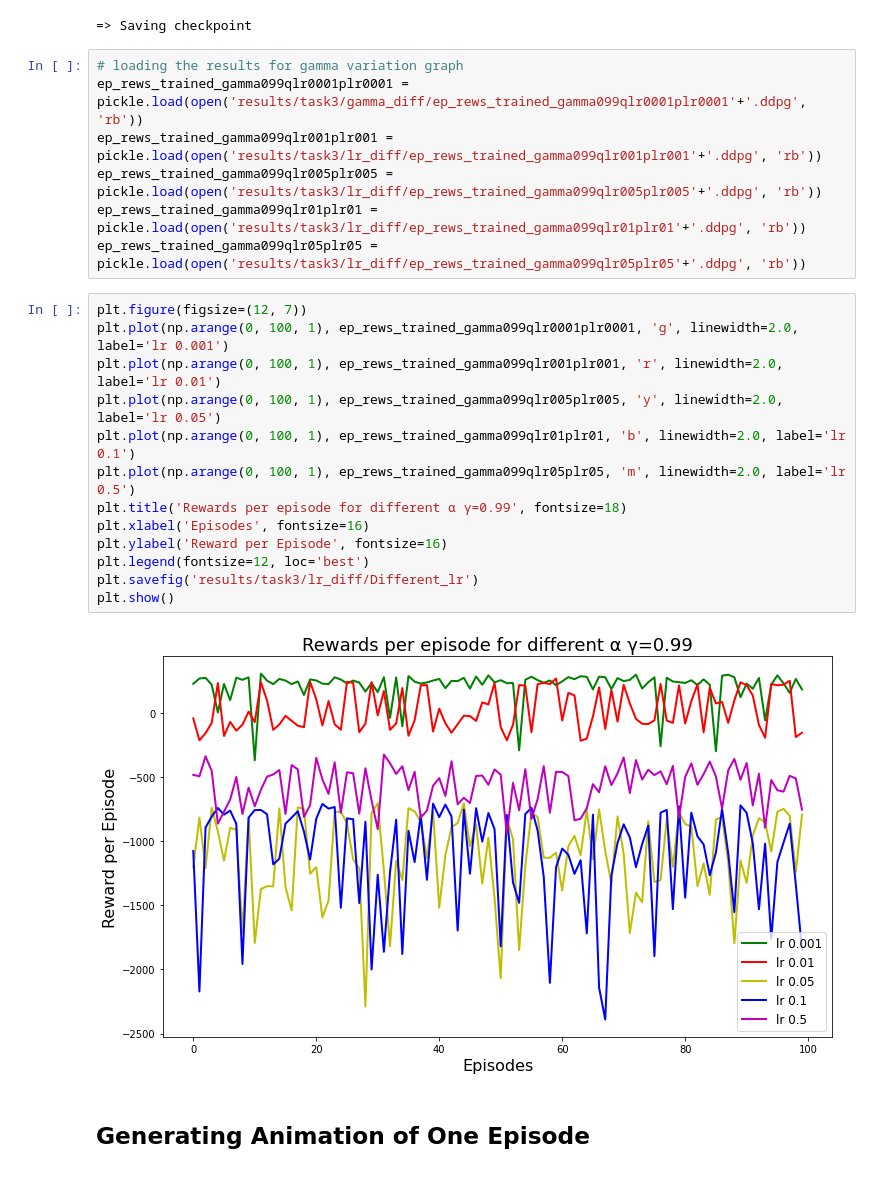
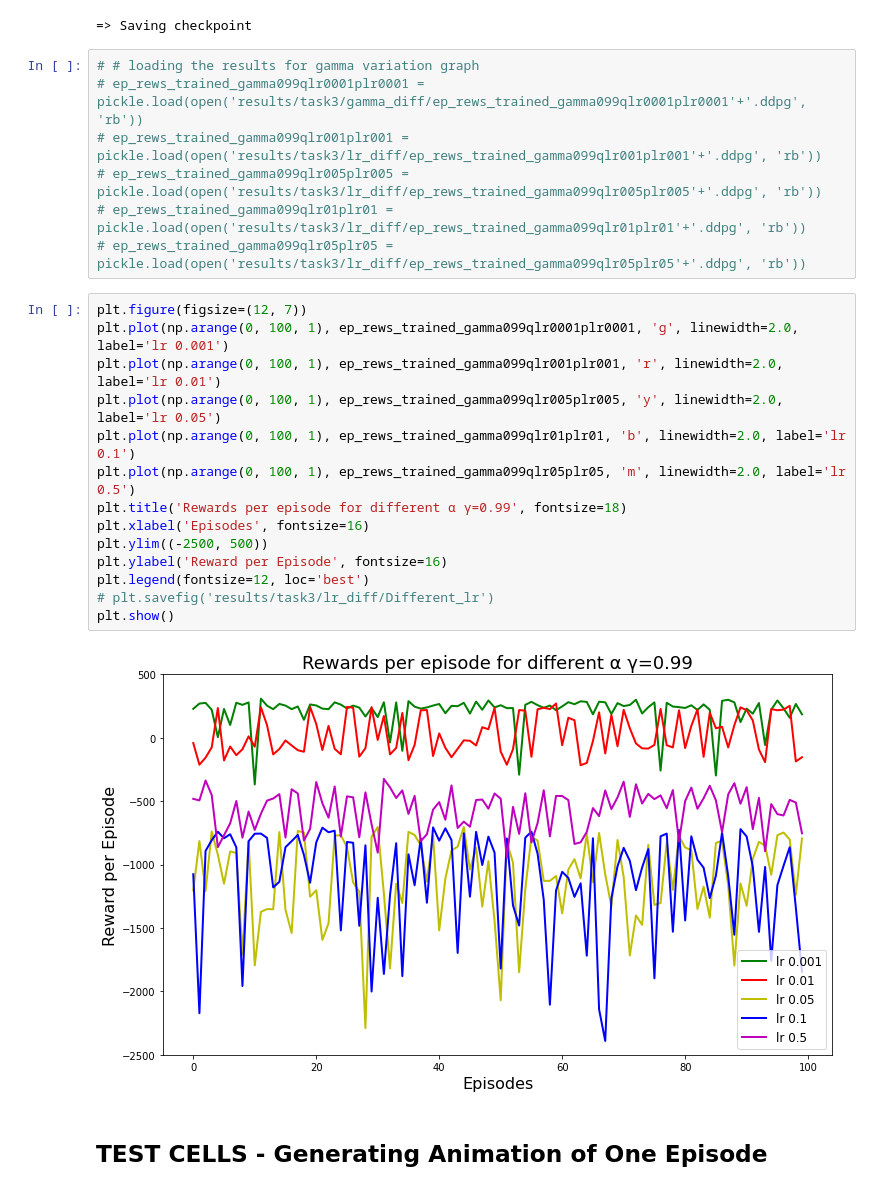
Before and after one commit to Assassinsarms/Stronghold-MDP-Q-learning-in-Stronghold-Environment-DDPG-in-Lunar-Lander, a Jupyter notebook: Aaron_Mir_INM707_Task3.ipynb, the cells around one changed output. Saved outputs shown, nothing was run; the diff lists cells and outputs as text.

```diff
--- a/Aaron_Mir_INM707_Task3.ipynb
+++ b/Aaron_Mir_INM707_Task3.ipynb
@@ -333,29 +346,30 @@ pickle.dump(ep_rews, open('results/task3/lr_diff/ep_rews_trained_gamma099qlr05pl
 # %% [output]
 => Saving checkpoint
 # %%
-# loading the results for gamma variation graph
-ep_rews_trained_gamma099qlr0001plr0001 = pickle.load(open('results/task3/gamma_diff/ep_rews_trained_gamma099qlr0001plr0001'+'.ddpg', 'rb'))
-ep_rews_trained_gamma099qlr001plr001 = pickle.load(open('results/task3/lr_diff/ep_rews_trained_gamma099qlr001plr001'+'.ddpg', 'rb'))
-ep_rews_trained_gamma099qlr005plr005 = pickle.load(open('results/task3/lr_diff/ep_rews_trained_gamma099qlr005plr005'+'.ddpg', 'rb'))
-ep_rews_trained_gamma099qlr01plr01 = pickle.load(open('results/task3/lr_diff/ep_rews_trained_gamma099qlr01plr01'+'.ddpg', 'rb'))
-ep_rews_trained_gamma099qlr05plr05 = pickle.load(open('results/task3/lr_diff/ep_rews_trained_gamma099qlr05plr05'+'.ddpg', 'rb'))
+# # loading the results for gamma variation graph
+# ep_rews_trained_gamma099qlr0001plr0001 = pickle.load(open('results/task3/gamma_diff/ep_rews_trained_gamma099qlr0001plr0001'+'.ddpg', 'rb'))
+# ep_rews_trained_gamma099qlr001plr001 = pickle.load(open('results/task3/lr_diff/ep_rews_trained_gamma099qlr001plr001'+'.ddpg', 'rb'))
+# ep_rews_trained_gamma099qlr005plr005 = pickle.load(open('results/task3/lr_diff/ep_rews_trained_gamma099qlr005plr005'+'.ddpg', 'rb'))
+# ep_rews_trained_gamma099qlr01plr01 = pickle.load(open('results/task3/lr_diff/ep_rews_trained_gamma099qlr01plr01'+'.ddpg', 'rb'))
+# ep_rews_trained_gamma099qlr05plr05 = pickle.load(open('results/task3/lr_diff/ep_rews_trained_gamma099qlr05plr05'+'.ddpg', 'rb'))
 # %%
 plt.figure(figsize=(12, 7))
 plt.plot(np.arange(0, 100, 1), ep_rews_trained_gamma099qlr0001plr0001, 'g', linewidth=2.0, label='lr 0.001')
 plt.plot(np.arange(0, 100, 1), ep_rews_trained_gamma099qlr001plr001, 'r', linewidth=2.0, label='lr 0.01')
 plt.plot(np.arange(0, 100, 1), ep_rews_trained_gamma099qlr005plr005, 'y', linewidth=2.0, label='lr 0.05')
 plt.plot(np.arange(0, 100, 1), ep_rews_trained_gamma099qlr01plr01, 'b', linewidth=2.0, label='lr 0.1')
 plt.plot(np.arange(0, 100, 1), ep_rews_trained_gamma099qlr05plr05, 'm', linewidth=2.0, label='lr 0.5')
 plt.title('Rewards per episode for different α γ=0.99', fontsize=18)
 plt.xlabel('Episodes', fontsize=16)
+plt.ylim((-2500, 500))
 plt.ylabel('Reward per Episode', fontsize=16)
 plt.legend(fontsize=12, loc='best')
-plt.savefig('results/task3/lr_diff/Different_lr')
+# plt.savefig('results/task3/lr_diff/Different_lr')
 plt.show()
 # %% [output]
-[figure, old version]
+[figure, new version]
 # %% [markdown]
-## Generating Animation of One Episode
+## TEST CELLS - Generating Animation of One Episode
 # %%
 def generate_animation(env, agent, save_dir):
     try:
```
Also changed, not shown: parts of 8 cells of this notebook, 4 other files.
